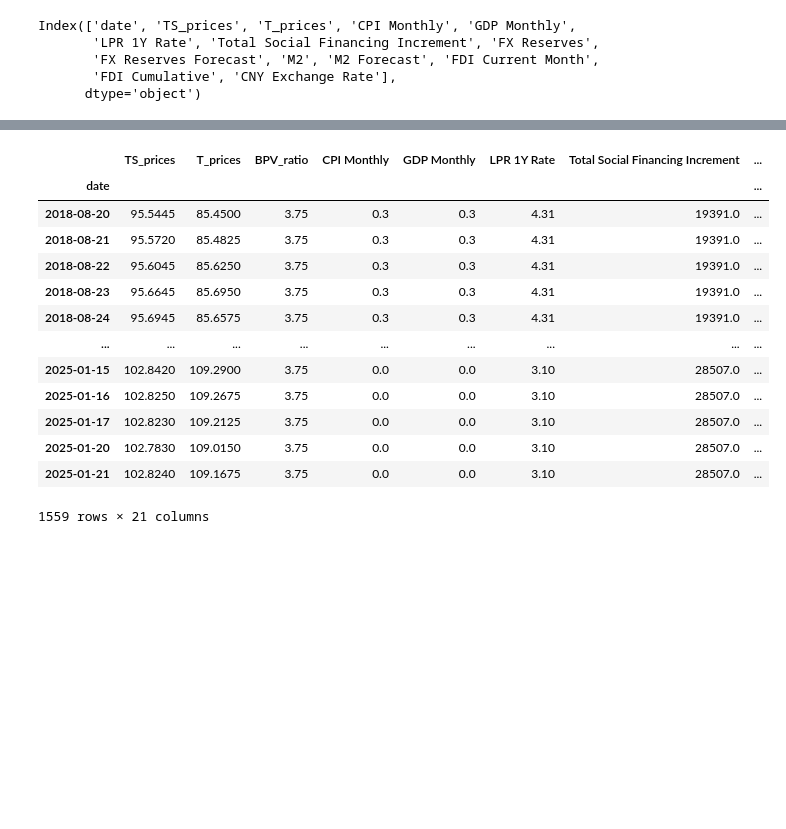
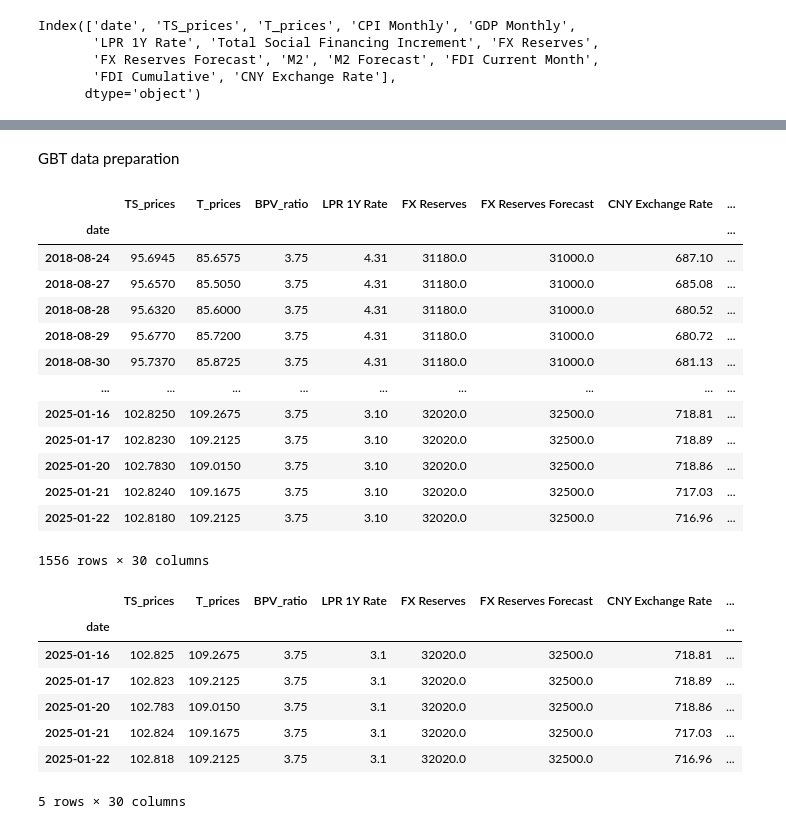
Before and after one commit to yanzhizhang/FICC_QIS, a Jupyter notebook: future_arb/T_TF.ipynb, the cells around one changed output, grey strips where cells are left out. Drawn from its saved outputs; the diff is of its cells as text; code cells hidden in the pictures; blank space fills up the shorter version.

```diff
--- a/future_arb/T_TF.ipynb
+++ b/future_arb/T_TF.ipynb
@@ -640,3 +651,5 @@ plt.show()
+# %% [markdown]
+GBT data preparation
 # %%
 import lightgbm as lgb
 import pandas as pd
@@ -657,33 +670,45 @@ df = df.merge(macro_data, left_index=True, right_index=True)
 # Calculate Spread
 df["Spread_T_TS"] = df["T_prices"] - hedge_ratio * df["TS_prices"]
 df["Spread Change"] = df["Spread_T_TS"].diff()  # Calculate spread change
-df['Label'] = (df['Spread Change'] > 0).astype(int)  # Binary label: 1 = short T, 0 = long T
-
-
+df["Label"] = (df["Spread Change"] > 0).astype(int)  # Binary label: 1 = short T, 0 = long T
 
 # Feature engineering
-lagged_features = ['CPI Monthly', 'GDP Monthly', 'M2', 'LPR 1Y Rate']
+lagged_features = high_corr_cols
 for feature in lagged_features:
-    df[f'{feature}_lag1'] = df[feature].shift(1)  # Lagged feature
+    df[f"{feature}_lag1"] = df[feature].shift(1)  # Lagged feature
+    df[f"{feature}_lag2"] = df[feature].shift(2)  # Lagged feature
+    df[f"{feature}_lag3"] = df[feature].shift(3)  # Lagged feature
+    df[f"{feature}_lag4"] = df[feature].shift(4)  # Lagged feature
+    df[f"{feature}_lag5"] = df[feature].shift(5)  # Lagged feature
 
 df = df.dropna()  # Drop rows with NaN values due to lagging
+df
+# %% [output]
+|  | TS_prices | T_prices | BPV_ratio | LPR 1Y Rate | FX Reserves | FX Reserves Forecast | CNY Exchange Rate | ... |
+| date |  |  |  |  |  |  |  | ... |
+| 2018-08-24 | 95.6945 | 85.6575 | 3.75 | 4.31 | 31180.0 | 31000.0 | 687.10 | ... |
+| 2018-08-27 | 95.6570 | 85.5050 | 3.75 | 4.31 | 31180.0 | 31000.0 | 685.08 | ... |
+| 2018-08-28 | 95.6320 | 85.6000 | 3.75 | 4.31 | 31180.0 | 31000.0 | 680.52 | ... |
+| 2018-08-29 | 95.6770 | 85.7200 | 3.75 | 4.31 | 31180.0 | 31000.0 | 680.72 | ... |
+| 2018-08-30 | 95.7370 | 85.8725 | 3.75 | 4.31 | 31180.0 | 31000.0 | 681.13 | ... |
+| ... | ... | ... | ... | ... | ... | ... | ... | ... |
+| 2025-01-16 | 102.8250 | 109.2675 | 3.75 | 3.10 | 32020.0 | 32500.0 | 718.81 | ... |
+| 2025-01-17 | 102.8230 | 109.2125 | 3.75 | 3.10 | 32020.0 | 32500.0 | 718.89 | ... |
+| 2025-01-20 | 102.7830 | 109.0150 | 3.75 | 3.10 | 32020.0 | 32500.0 | 718.86 | ... |
+| 2025-01-21 | 102.8240 | 109.1675 | 3.75 | 3.10 | 32020.0 | 32500.0 | 717.03 | ... |
+| 2025-01-22 | 102.8180 | 109.2125 | 3.75 | 3.10 | 32020.0 | 32500.0 | 716.96 | ... |
+1556 rows × 30 columns
 # %%
-df
+df.tail()
 # %% [output]
-|  | TS_prices | T_prices | BPV_ratio | CPI Monthly | GDP Monthly | LPR 1Y Rate | Total Social Financing Increment | ... |
+|  | TS_prices | T_prices | BPV_ratio | LPR 1Y Rate | FX Reserves | FX Reserves Forecast | CNY Exchange Rate | ... |
 | date |  |  |  |  |  |  |  | ... |
-| 2018-08-20 | 95.5445 | 85.4500 | 3.75 | 0.3 | 0.3 | 4.31 | 19391.0 | ... |
-| 2018-08-21 | 95.5720 | 85.4825 | 3.75 | 0.3 | 0.3 | 4.31 | 19391.0 | ... |
-| 2018-08-22 | 95.6045 | 85.6250 | 3.75 | 0.3 | 0.3 | 4.31 | 19391.0 | ... |
-| 2018-08-23 | 95.6645 | 85.6950 | 3.75 | 0.3 | 0.3 | 4.31 | 19391.0 | ... |
-| 2018-08-24 | 95.6945 | 85.6575 | 3.75 | 0.3 | 0.3 | 4.31 | 19391.0 | ... |
-| ... | ... | ... | ... | ... | ... | ... | ... | ... |
-| 2025-01-15 | 102.8420 | 109.2900 | 3.75 | 0.0 | 0.0 | 3.10 | 28507.0 | ... |
-| 2025-01-16 | 102.8250 | 109.2675 | 3.75 | 0.0 | 0.0 | 3.10 | 28507.0 | ... |
-| 2025-01-17 | 102.8230 | 109.2125 | 3.75 | 0.0 | 0.0 | 3.10 | 28507.0 | ... |
-| 2025-01-20 | 102.7830 | 109.0150 | 3.75 | 0.0 | 0.0 | 3.10 | 28507.0 | ... |
-| 2025-01-21 | 102.8240 | 109.1675 | 3.75 | 0.0 | 0.0 | 3.10 | 28507.0 | ... |
+| 2025-01-16 | 102.825 | 109.2675 | 3.75 | 3.1 | 32020.0 | 32500.0 | 718.81 | ... |
+| 2025-01-17 | 102.823 | 109.2125 | 3.75 | 3.1 | 32020.0 | 32500.0 | 718.89 | ... |
+| 2025-01-20 | 102.783 | 109.0150 | 3.75 | 3.1 | 32020.0 | 32500.0 | 718.86 | ... |
+| 2025-01-21 | 102.824 | 109.1675 | 3.75 | 3.1 | 32020.0 | 32500.0 | 717.03 | ... |
+| 2025-01-22 | 102.818 | 109.2125 | 3.75 | 3.1 | 32020.0 | 32500.0 | 716.96 | ... |
-1559 rows × 21 columns
+5 rows × 30 columns
 # %%
 # Prepare data
 X = df.drop(columns=["Label", "Spread Change", "Spread_T_TS"])
```
Also changed, not shown: parts of 29 cells of this notebook, 5 other files.
